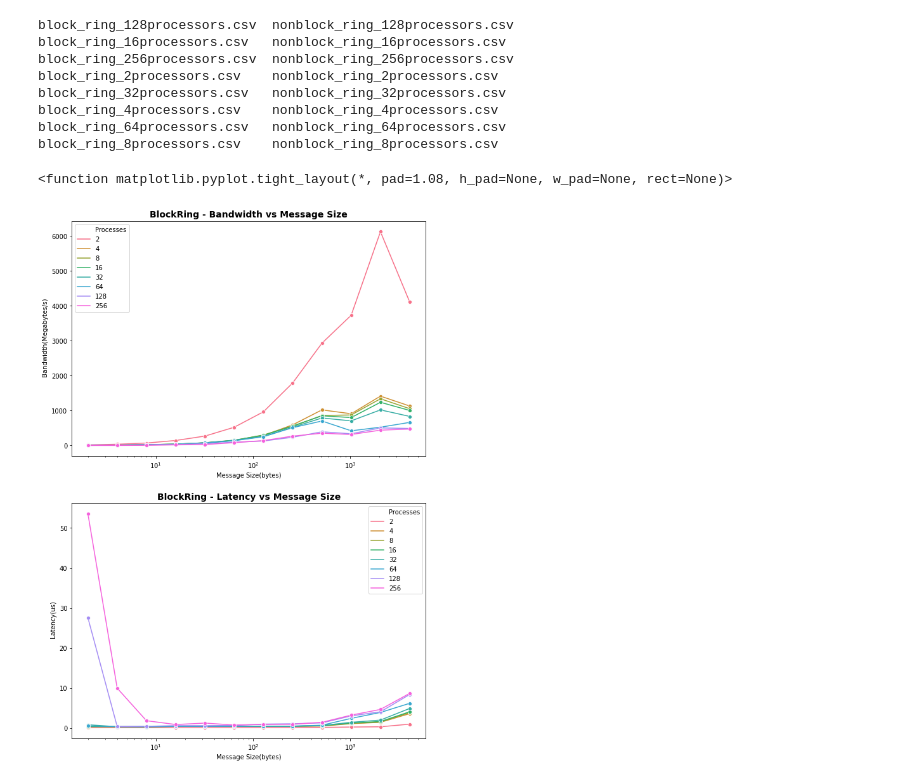
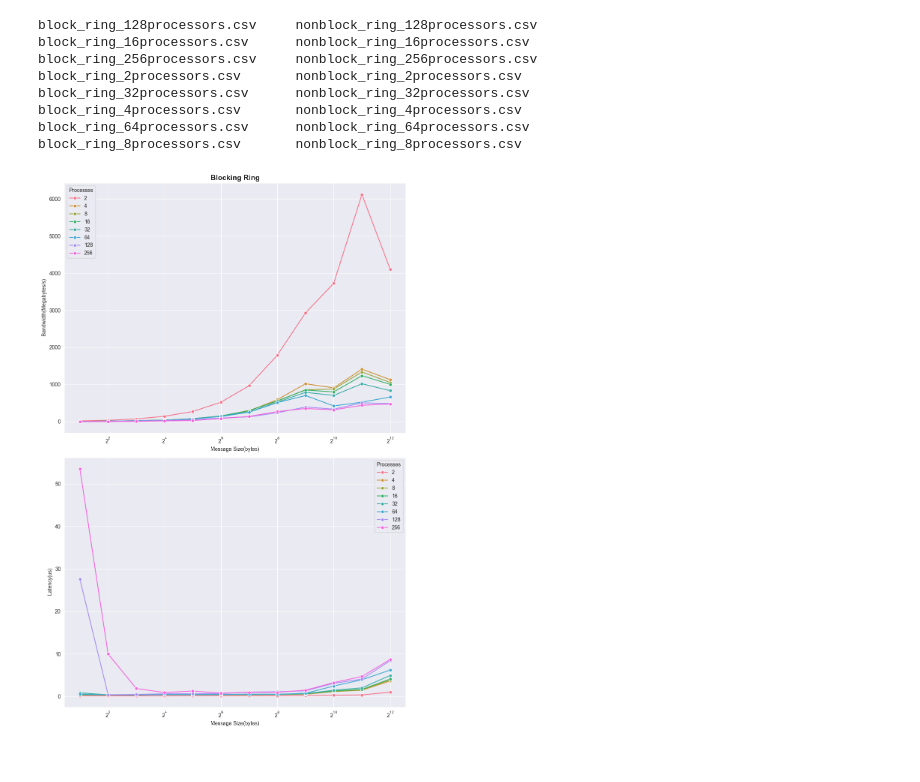
Before and after one commit to cmse822/project-3-mpi-p2p-team1, a Jupyter notebook: plotting_ring.ipynb, the cells around one changed output. Drawn from its saved outputs; the diff is of its cells as text; code cells hidden in the pictures.

Commit message:
Updated plotting code for log2 x-axis scale and commited final images to add to report.

```diff
--- a/plotting_ring.ipynb
+++ b/plotting_ring.ipynb
@@ -23,24 +23,25 @@ total_df = pd.concat(dfs)
 #display(total_df)
 # %%
 # PLOT Block Ring
+sns.set_style("darkgrid")
 fig, ax = plt.subplots(2, 1,figsize=(10,15))
 
 # define a more distinctable color palette
 palette = sns.color_palette("husl", n_colors=total_df['Processes'].nunique())
 
 sns.lineplot(data=total_df, ax=ax[0], x="Message Size(bytes)", y=" Bandwidth(Megabytes/s)", hue="Processes", marker='o', palette=palette)
-ax[0].set_xscale('log')
-ax[0].set_title("BlockRing - Bandwidth vs Message Size", fontsize=14, fontweight='bold')
+ax[0].set_xscale('log', base=2)
+ax[0].set_title("Blocking Ring", fontsize=14, fontweight='bold')
 
 
 sns.lineplot(data=total_df, ax=ax[1], x="Message Size(bytes)", y=" Latency(us)", hue="Processes", marker='o', palette=palette)
-ax[1].set_xscale('log')
-ax[1].set_title("BlockRing - Latency vs Message Size", fontsize=14, fontweight='bold')
+ax[1].set_xscale('log', base=2)
+#ax[1].set_title("Blocking Ring - Latency vs Message Size", fontsize=14, fontweight='bold')
 
-plt.tight_layout
+plt.tight_layout()
+plt.savefig("report/blocking_ring_bandwidth_latency.png")
 # %% [output]
-<function matplotlib.pyplot.tight_layout(*, pad=1.08, h_pad=None, w_pad=None, rect=None)>
-[figure, old version]
+[figure, new version]
 # %%
 dfs_nblock = []
 for i in range(1, 9):
```
Also changed, not shown: parts of 1 cell of this notebook, 2 other files.
